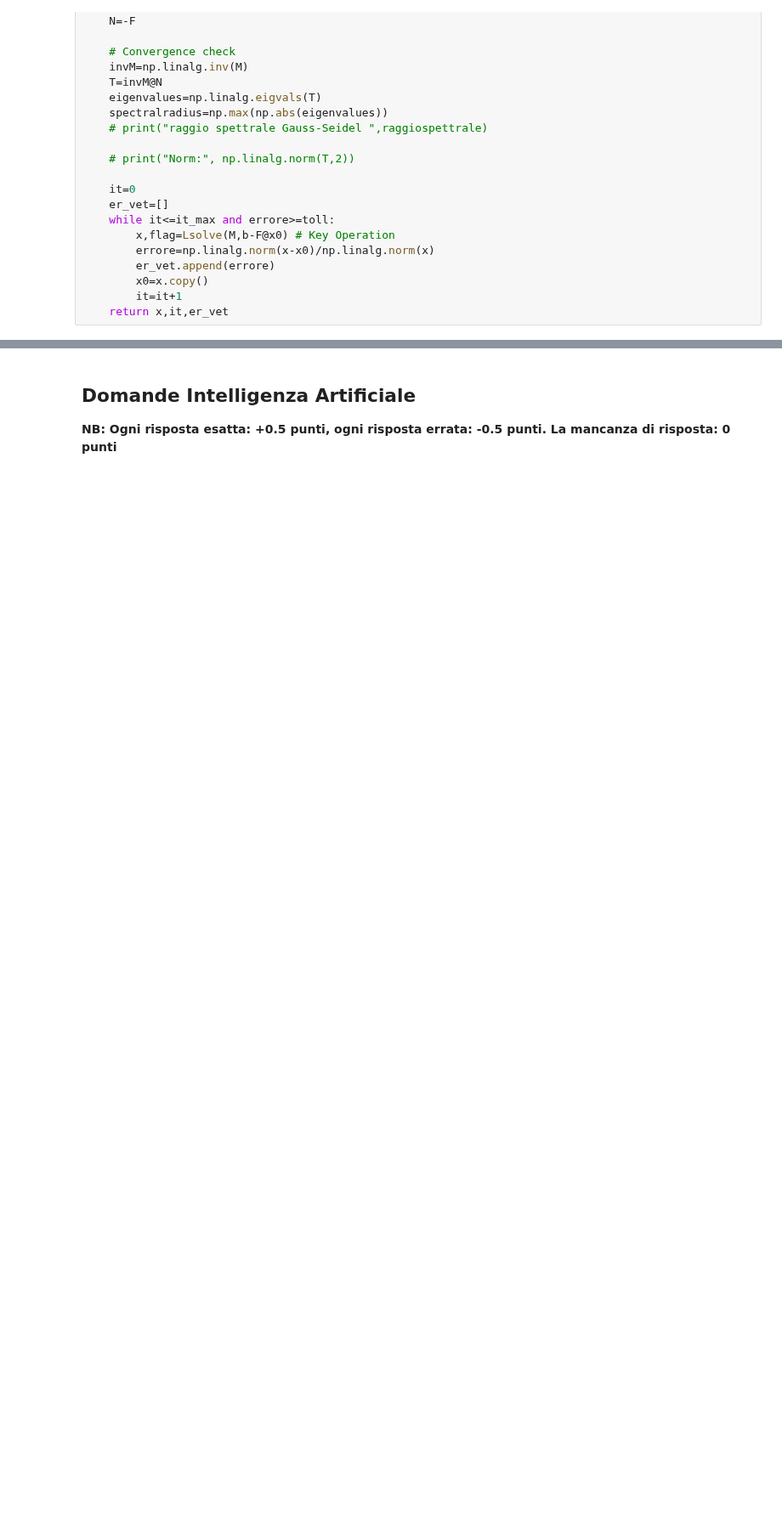
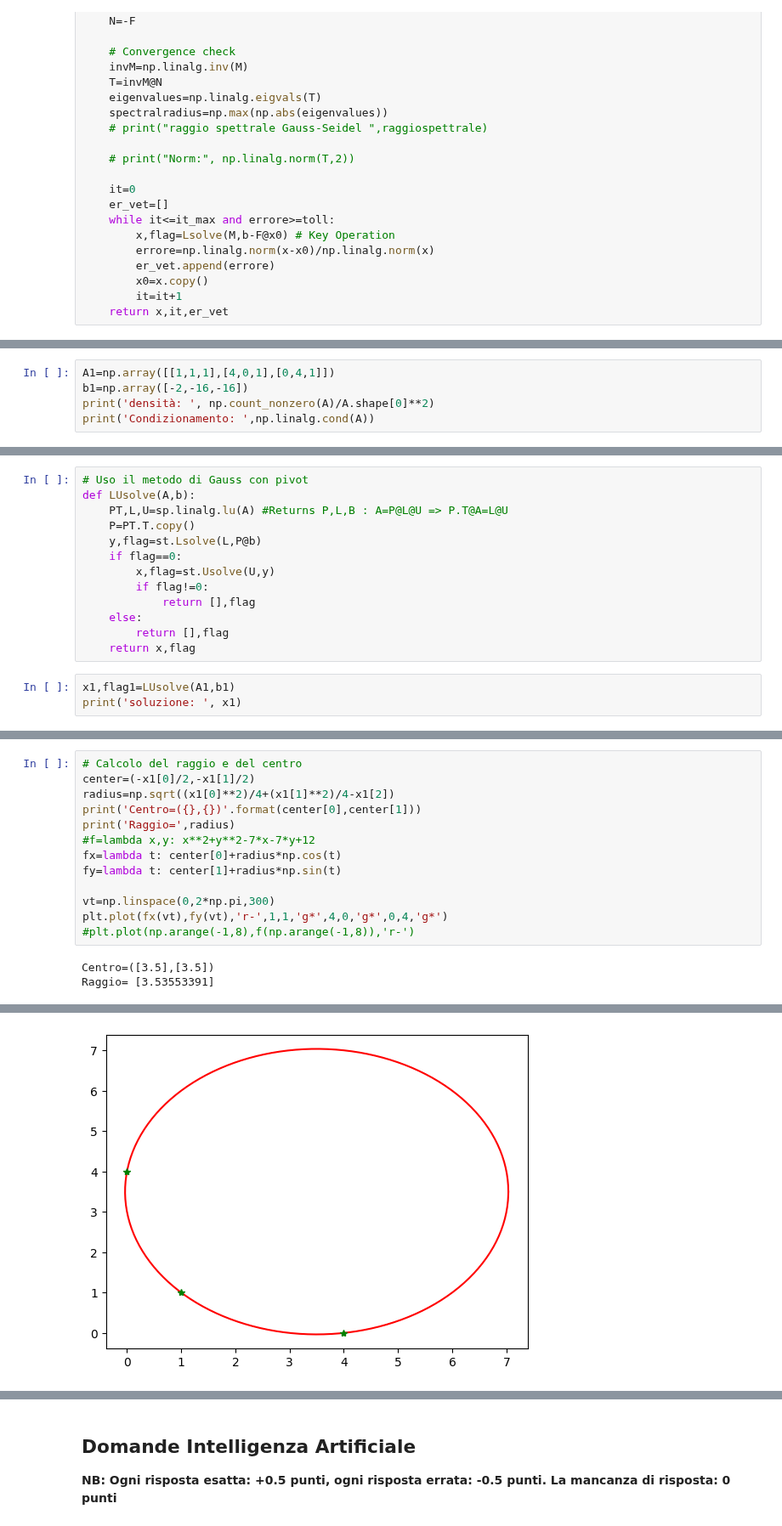
Before and after one commit to delpiter/Numerical_Methods_for_AI, a Jupyter notebook: exams/Exam-May-7/Esame_Metodi_Numerici_7_Maggio_2025.ipynb, the cells around one changed output, grey strips where cells are left out. Shown at 85% size. Saved outputs shown, nothing was run; the diff lists cells and outputs as text; blank space fills up the shorter version.

```diff
--- a/exams/Exam-May-7/Esame_Metodi_Numerici_7_Maggio_2025.ipynb
+++ b/exams/Exam-May-7/Esame_Metodi_Numerici_7_Maggio_2025.ipynb
@@ -237,2 +238,7 @@ Scrivere lo script Python  in cui
   [**punti 1**]
   (completare al posto dei puntini)
+# %%
+A1=np.array([[1,1,1],[4,0,1],[0,4,1]])
+b1=np.array([-2,-16,-16])
+print('densità: ', np.count_nonzero(A)/A.shape[0]**2)
+print('Condizionamento: ',np.linalg.cond(A))
@@ -238,0 +248,16 @@ Scrivere lo script Python  in cui
+# %%
+# Uso il metodo di Gauss con pivot
+def LUsolve(A,b):
+    PT,L,U=sp.linalg.lu(A) #Returns P,L,B : A=P@L@U => P.T@A=L@U
+    P=PT.T.copy()
+    y,flag=st.Lsolve(L,P@b)
+    if flag==0:
+        x,flag=st.Usolve(U,y)
+        if flag!=0:
+            return [],flag
+    else:
+        return [],flag
+    return x,flag
+# %%
+x1,flag1=LUsolve(A1,b1)
+print('soluzione: ', x1)
@@ -238,0 +268,16 @@ Scrivere lo script Python  in cui
+# %%
+# Calcolo del raggio e del centro
+center=(-x1[0]/2,-x1[1]/2)
+radius=np.sqrt((x1[0]**2)/4+(x1[1]**2)/4-x1[2])
+print('Centro=({},{})'.format(center[0],center[1]))
+print('Raggio=',radius)
+#f=lambda x,y: x**2+y**2-7*x-7*y+12
+fx=lambda t: center[0]+radius*np.cos(t)
+fy=lambda t: center[1]+radius*np.sin(t)
+
+vt=np.linspace(0,2*np.pi,300)
+plt.plot(fx(vt),fy(vt),'r-',1,1,'g*',4,0,'g*',0,4,'g*')
+#plt.plot(np.arange(-1,8),f(np.arange(-1,8)),'r-')
+# %% [output]
+Centro=([3.5],[3.5])
+Raggio= [3.53553391]
@@ -239,3 +288,4 @@ Scrivere lo script Python  in cui
+[figure, added]
 # %% [markdown]
 **Siano assegnati i punti del piano di coordinate $(x_i, y_i)$, $i=1,\ldots,4$ con**
 $$
```
Also changed, not shown: parts of 13 cells of this notebook.
